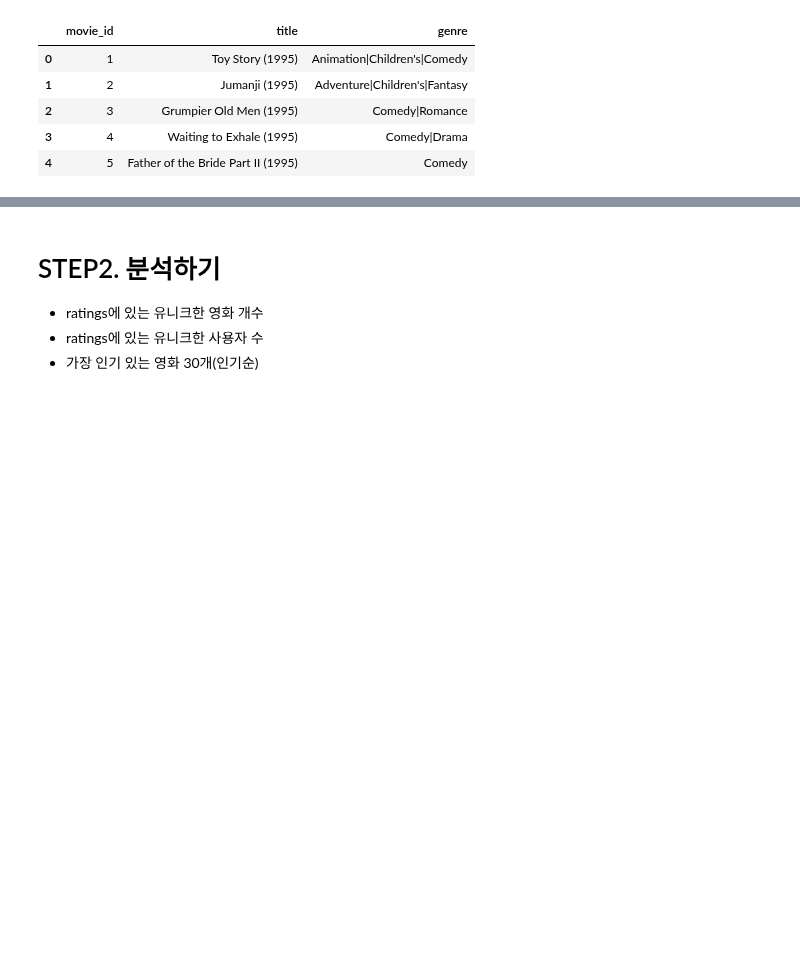
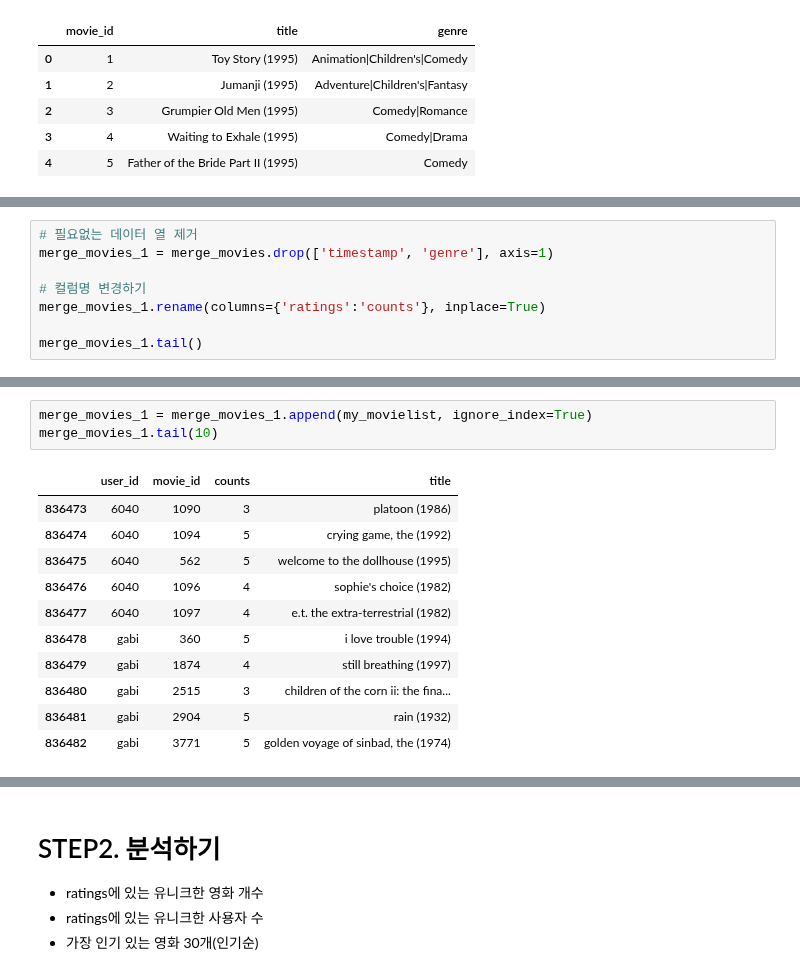
Before and after one commit to LAGABI44/AIFFEL_Study, a Jupyter notebook: EXPLORATION/Submission/[E-14]Movie_Recommendations.ipynb, the cells around one changed output, grey strips where cells are left out. Saved outputs shown, nothing was run; the diff lists cells and outputs as text; blank space fills up the shorter version.

```diff
--- a/EXPLORATION/Submission/[E-14]Movie_Recommendations.ipynb
+++ b/EXPLORATION/Submission/[E-14]Movie_Recommendations.ipynb
@@ -66,0 +165,8 @@ movies.head()
+# %%
+# 필요없는 데이터 열 제거
+merge_movies_1 = merge_movies.drop(['timestamp', 'genre'], axis=1)
+
+# 컬럼명 변경하기
+merge_movies_1.rename(columns={'ratings':'counts'}, inplace=True)
+
+merge_movies_1.tail()
@@ -80,0 +198,15 @@ data.tail(10)       # 잘 추가되었는지 확인해 봅시다.
+# %%
+merge_movies_1 = merge_movies_1.append(my_movielist, ignore_index=True)
+merge_movies_1.tail(10)
+# %% [output]
+|  | user_id | movie_id | counts | title |
+| 836473 | 6040 | 1090 | 3 | platoon (1986) |
+| 836474 | 6040 | 1094 | 5 | crying game, the (1992) |
+| 836475 | 6040 | 562 | 5 | welcome to the dollhouse (1995) |
+| 836476 | 6040 | 1096 | 4 | sophie's choice (1982) |
+| 836477 | 6040 | 1097 | 4 | e.t. the extra-terrestrial (1982) |
+| 836478 | gabi | 360 | 5 | i love trouble (1994) |
+| 836479 | gabi | 1874 | 4 | still breathing (1997) |
+| 836480 | gabi | 2515 | 3 | children of the corn ii: the fina... |
+| 836481 | gabi | 2904 | 5 | rain (1932) |
+| 836482 | gabi | 3771 | 5 | golden voyage of sinbad, the (1974) |
```
Also changed, not shown: parts of 45 cells of this notebook.
